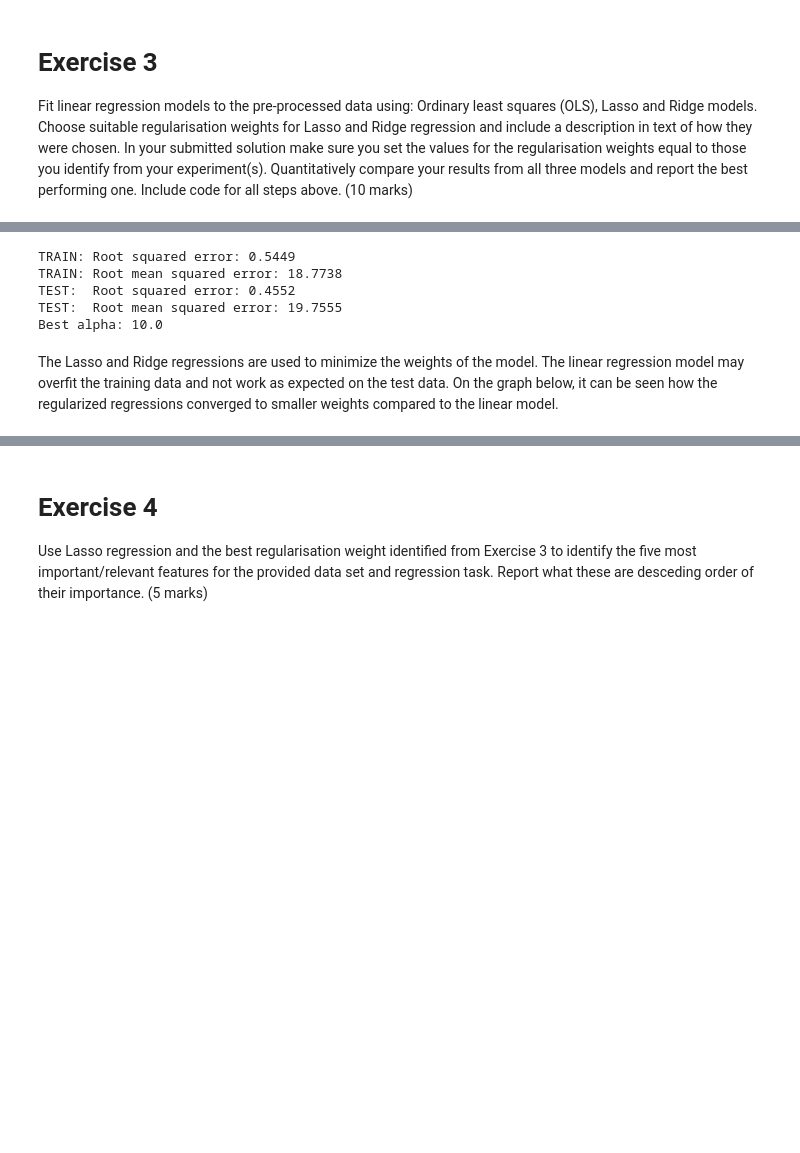
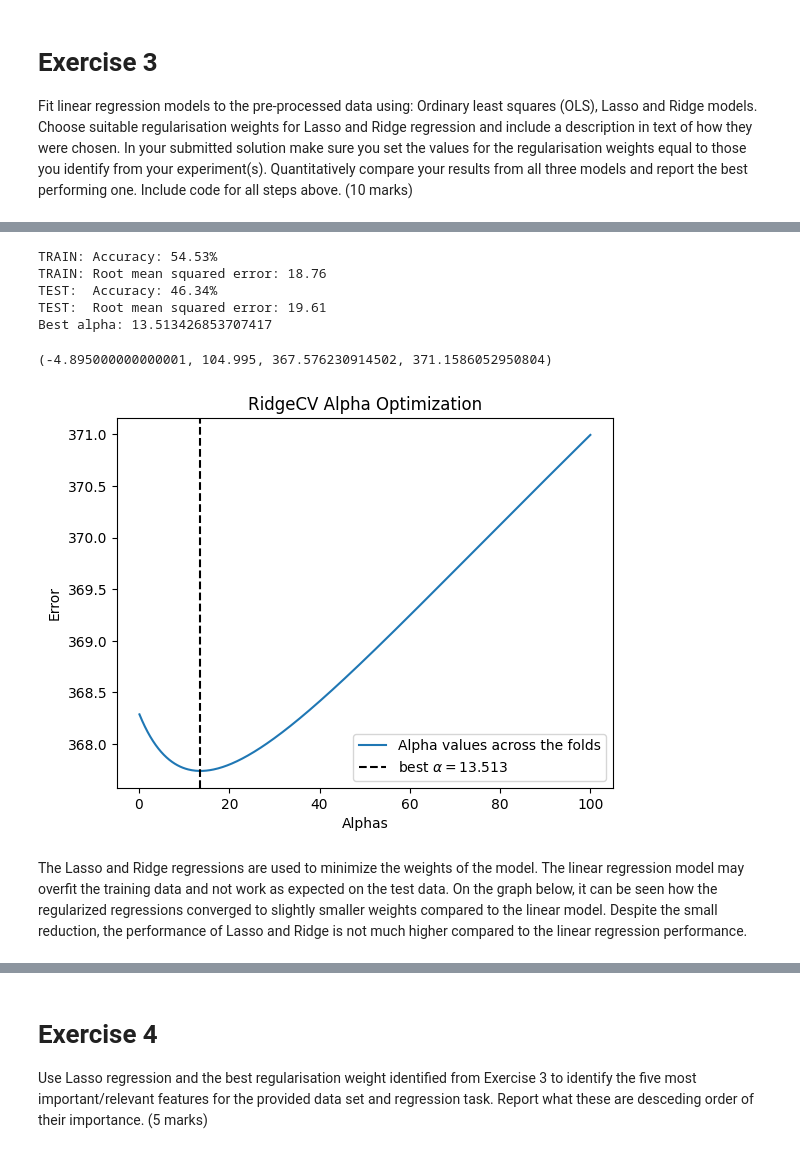
Before and after one commit to AlexandraPosta/machie-learning-pipeline, a Jupyter notebook: COMP3611_Coursework_Assessment.ipynb, the cells around one changed output, grey strips where cells are left out. Saved outputs shown, nothing was run; the diff lists cells and outputs as text; code cells hidden in the pictures; blank space fills up the shorter version.

```diff
--- a/COMP3611_Coursework_Assessment.ipynb
+++ b/COMP3611_Coursework_Assessment.ipynb
@@ -510,20 +536,43 @@ $$
 # %%
 # Ridge model
-from sklearn.linear_model import RidgeCV
+from sklearn.linear_model import Ridge, RidgeCV
 
-ridge = RidgeCV(cv=5) # Ridge Cross validation
+alphas = np.linspace(0.1, 100.0, 500)
+
+ridge = RidgeCV(alphas=alphas, store_cv_values=True) # Ridge Cross validation
 ridge.fit(cancer_prepared, target_train)
 
-display_performance(ridge, cancer_prepared, cancer_test, target_train, target_test)
+ridge_best = Ridge(alpha=ridge.alpha_)
+ridge_best.fit(cancer_prepared, target_train)
+
+display_performance(ridge_best, cancer_prepared, cancer_test, target_train, target_test)
 print('Best alpha:', ridge.alpha_)
 # %% [output]
-TRAIN: Root squared error: 0.5449
-TRAIN: Root mean squared error: 18.7738
-TEST:  Root squared error: 0.4552
-TEST:  Root mean squared error: 19.7555
-Best alpha: 10.0
+TRAIN: Accuracy: 54.53%
+TRAIN: Root mean squared error: 18.76
+TEST:  Accuracy: 46.34%
+TEST:  Root mean squared error: 19.61
+Best alpha: 13.513426853707417
+# %%
+# Show how the ridge alpha was computed
+
+# Plot the alpha against the error
+plt.plot(ridge.alphas, ridge.cv_values_.mean(0), label="Alpha values across the folds")
+
+# Draw a dashed vertical line at the alpha
+alpha_label = "best $\\alpha={:0.3f}$".format(ridge.alpha_)
+plt.axvline(ridge.alpha_, color="black", linestyle="--", label=alpha_label)
+
+plt.legend()
+plt.title("RidgeCV Alpha Optimization")
+plt.xlabel("Alphas")
+plt.ylabel("Error")
+plt.axis("tight")
+# %% [output]
+(-4.895000000000001, 104.995, 367.576230914502, 371.1586052950804)
+[figure, added]
 # %% [markdown]
-The Lasso and Ridge regressions are used to minimize the weights of the model. The linear regression model may overfit the training data and not work as expected on the test data. On the graph below, it can be seen how the regularized regressions converged to smaller weights compared to the linear model.
+The Lasso and Ridge regressions are used to minimize the weights of the model. The linear regression model may overfit the training data and not work as expected on the test data. On the graph below, it can be seen how the regularized regressions converged to slightly smaller weights compared to the linear model. Despite the small reduction, the performance of Lasso and Ridge is not much higher compared to the linear regression performance.
 # %%
 # Plot the coefficients for the linear, lasso and ridge models
 plt.figure(figsize = (10, 5))
```
Also changed, not shown: parts of 47 cells of this notebook.
